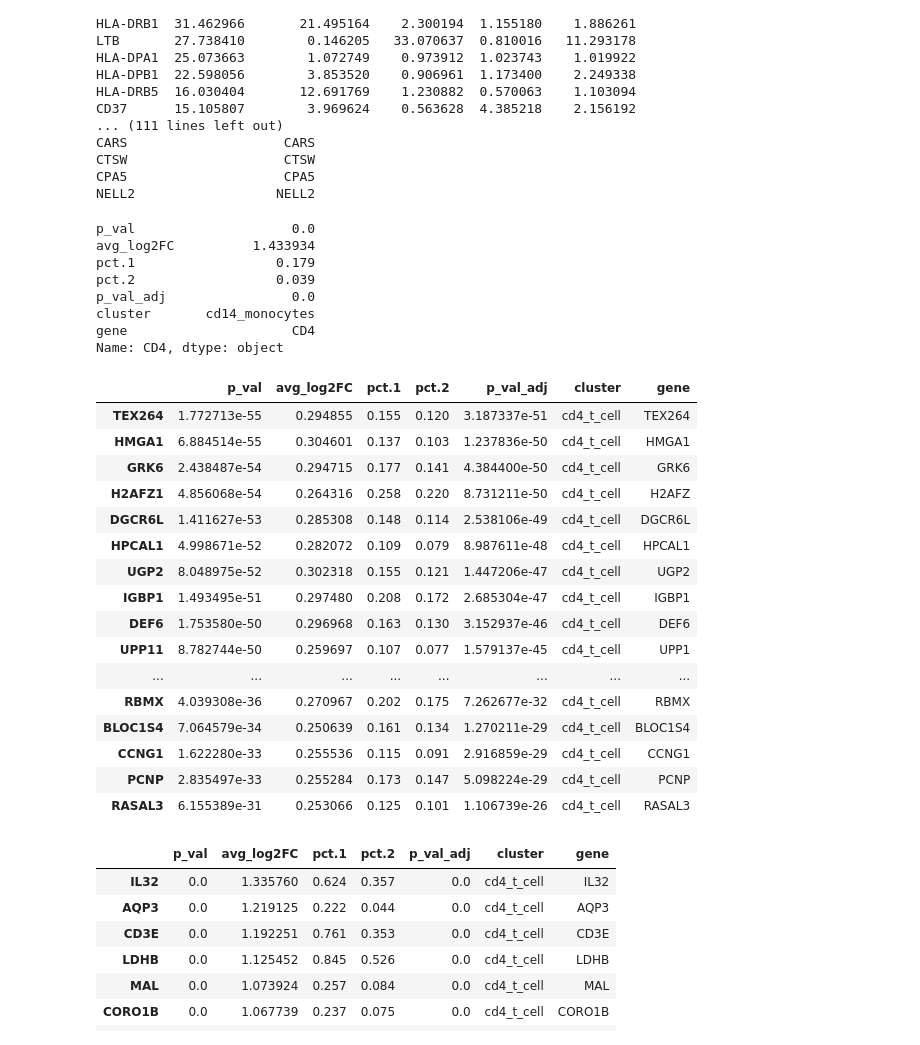
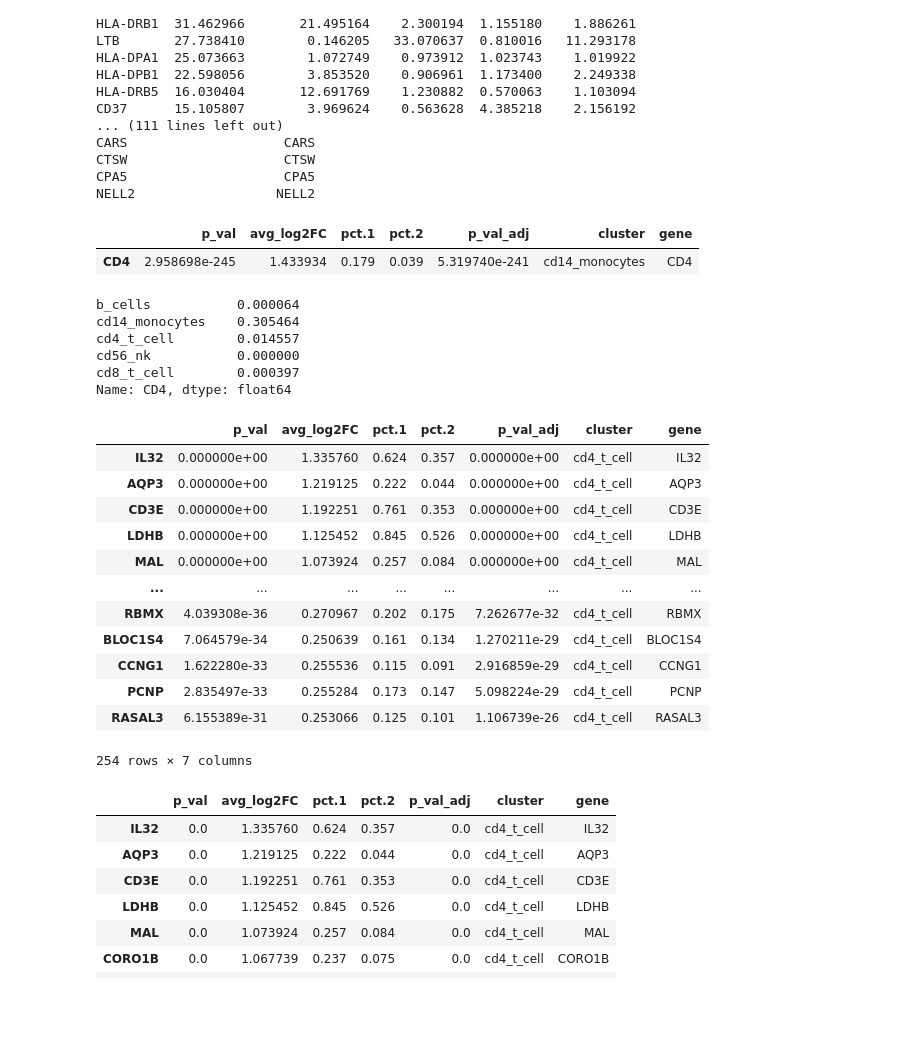
Before and after one commit to lewinsohndp/scSHARP, a Jupyter notebook: de_deeplift_comparison.ipynb, the cells around one changed output. Drawn from its saved outputs; the diff is of its cells as text; code cells hidden in the pictures; blank space fills up the shorter version.

```diff
--- a/de_deeplift_comparison.ipynb
+++ b/de_deeplift_comparison.ipynb
@@ -267,36 +267,35 @@ CTSW                    CTSW
 CPA5                    CPA5
 NELL2                  NELL2
 # %%
-de_genes.loc['CD4']
+de_genes[de_genes['gene'] == 'CD4']
 # %% [output]
-p_val                    0.0
-avg_log2FC          1.433934
-pct.1                  0.179
-pct.2                  0.039
-p_val_adj                0.0
-cluster       cd14_monocytes
-gene                     CD4
-Name: CD4, dtype: object
+|  | p_val | avg_log2FC | pct.1 | pct.2 | p_val_adj | cluster | gene |
+| CD4 | 2.958698e-245 | 1.433934 | 0.179 | 0.039 | 5.319740e-241 | cd14_monocytes | CD4 |
+# %%
+int_genes.loc['CD4']
+# %% [output]
+b_cells           0.000064
+cd14_monocytes    0.305464
+cd4_t_cell        0.014557
+cd56_nk           0.000000
+cd8_t_cell        0.000397
+Name: CD4, dtype: float64
 # %%
-de_genes[de_genes['cluster']=='cd4_t_cell'].tail(30)
+de_genes[de_genes['cluster']=='cd4_t_cell'].tail(300)
 # %% [output]
 |  | p_val | avg_log2FC | pct.1 | pct.2 | p_val_adj | cluster | gene |
-| TEX264 | 1.772713e-55 | 0.294855 | 0.155 | 0.120 | 3.187337e-51 | cd4_t_cell | TEX264 |
-| HMGA1 | 6.884514e-55 | 0.304601 | 0.137 | 0.103 | 1.237836e-50 | cd4_t_cell | HMGA1 |
-| GRK6 | 2.438487e-54 | 0.294715 | 0.177 | 0.141 | 4.384400e-50 | cd4_t_cell | GRK6 |
-| H2AFZ1 | 4.856068e-54 | 0.264316 | 0.258 | 0.220 | 8.731211e-50 | cd4_t_cell | H2AFZ |
-| DGCR6L | 1.411627e-53 | 0.285308 | 0.148 | 0.114 | 2.538106e-49 | cd4_t_cell | DGCR6L |
-| HPCAL1 | 4.998671e-52 | 0.282072 | 0.109 | 0.079 | 8.987611e-48 | cd4_t_cell | HPCAL1 |
-| UGP2 | 8.048975e-52 | 0.302318 | 0.155 | 0.121 | 1.447206e-47 | cd4_t_cell | UGP2 |
-| IGBP1 | 1.493495e-51 | 0.297480 | 0.208 | 0.172 | 2.685304e-47 | cd4_t_cell | IGBP1 |
-| DEF6 | 1.753580e-50 | 0.296968 | 0.163 | 0.130 | 3.152937e-46 | cd4_t_cell | DEF6 |
-| UPP11 | 8.782744e-50 | 0.259697 | 0.107 | 0.077 | 1.579137e-45 | cd4_t_cell | UPP1 |
+| IL32 | 0.000000e+00 | 1.335760 | 0.624 | 0.357 | 0.000000e+00 | cd4_t_cell | IL32 |
+| AQP3 | 0.000000e+00 | 1.219125 | 0.222 | 0.044 | 0.000000e+00 | cd4_t_cell | AQP3 |
+| CD3E | 0.000000e+00 | 1.192251 | 0.761 | 0.353 | 0.000000e+00 | cd4_t_cell | CD3E |
+| LDHB | 0.000000e+00 | 1.125452 | 0.845 | 0.526 | 0.000000e+00 | cd4_t_cell | LDHB |
+| MAL | 0.000000e+00 | 1.073924 | 0.257 | 0.084 | 0.000000e+00 | cd4_t_cell | MAL |
 | ... | ... | ... | ... | ... | ... | ... | ... |
 | RBMX | 4.039308e-36 | 0.270967 | 0.202 | 0.175 | 7.262677e-32 | cd4_t_cell | RBMX |
 | BLOC1S4 | 7.064579e-34 | 0.250639 | 0.161 | 0.134 | 1.270211e-29 | cd4_t_cell | BLOC1S4 |
 | CCNG1 | 1.622280e-33 | 0.255536 | 0.115 | 0.091 | 2.916859e-29 | cd4_t_cell | CCNG1 |
 | PCNP | 2.835497e-33 | 0.255284 | 0.173 | 0.147 | 5.098224e-29 | cd4_t_cell | PCNP |
 | RASAL3 | 6.155389e-31 | 0.253066 | 0.125 | 0.101 | 1.106739e-26 | cd4_t_cell | RASAL3 |
+254 rows × 7 columns
 # %%
 de_genes[de_genes['cluster']=='cd4_t_cell'].head(20)
 # %% [output]
```
Also changed, not shown: parts of 1 cell of this notebook, 6 other files.
